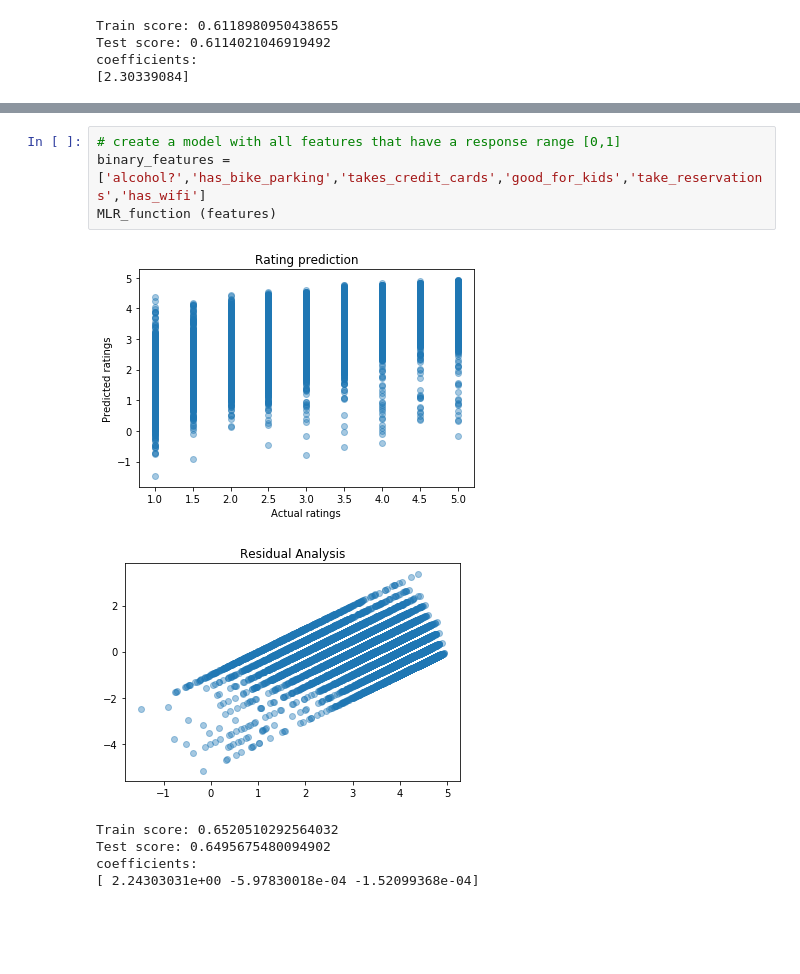
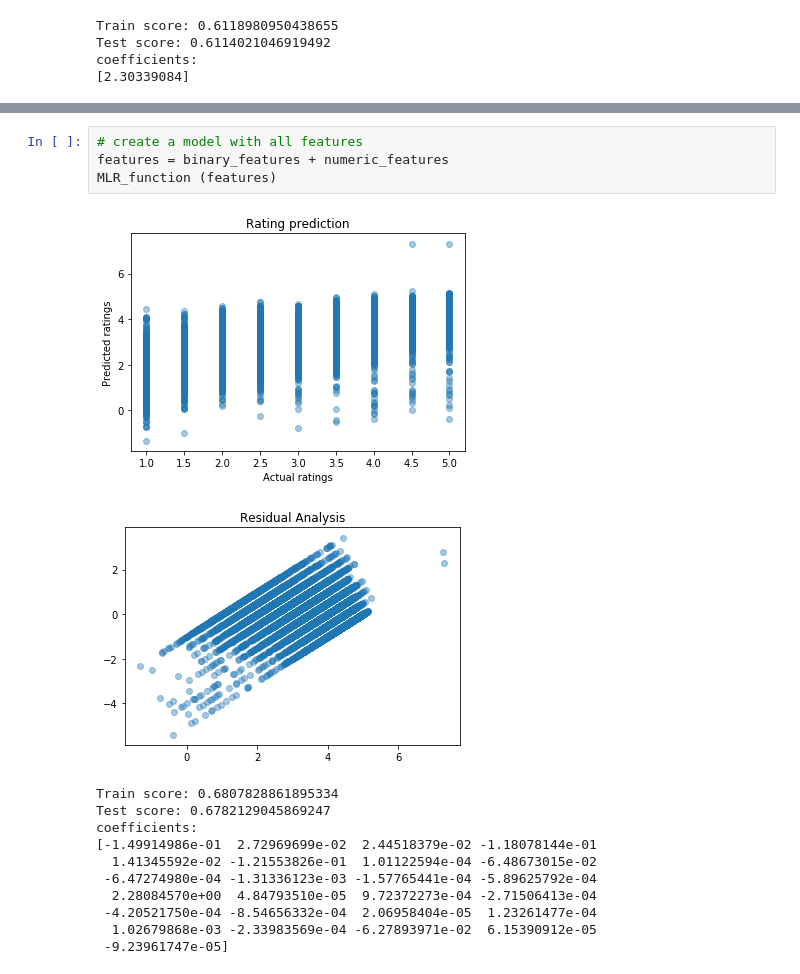
Before and after one commit to amirap/Machine-Learning, a Jupyter notebook: 06 ML_MultipleLinearRegression_YelpResturantStarPrediction.ipynb, the cells around one changed output, grey strips where cells are left out. Saved outputs shown, nothing was run; the diff lists cells and outputs as text; blank space fills up the shorter version.

```diff
--- a/06 ML_MultipleLinearRegression_YelpResturantStarPrediction.ipynb
+++ b/06 ML_MultipleLinearRegression_YelpResturantStarPrediction.ipynb
@@ -266,11 +293,17 @@ coefficients:
 # %%
-# create a model with all features that have a response range [0,1]
-binary_features = ['alcohol?','has_bike_parking','takes_credit_cards','good_for_kids','take_reservations','has_wifi']
+# create a model with all features
+features = binary_features + numeric_features
 MLR_function (features)
 # %% [output]
-[figure, old version]
+[figure, new version]
-[figure, old version]
+[figure, new version]
-Train score: 0.6520510292564032
-Test score: 0.6495675480094902
+Train score: 0.6807828861895334
+Test score: 0.6782129045869247
 coefficients:
-[ 2.24303031e+00 -5.97830018e-04 -1.52099368e-04]
+[-1.49914986e-01  2.72969699e-02  2.44518379e-02 -1.18078144e-01
+  1.41345592e-02 -1.21553826e-01  1.01122594e-04 -6.48673015e-02
+ -6.47274980e-04 -1.31336123e-03 -1.57765441e-04 -5.89625792e-04
+  2.28084570e+00  4.84793510e-05  9.72372273e-04 -2.71506413e-04
+ -4.20521750e-04 -8.54656332e-04  2.06958404e-05  1.23261477e-04
+  1.02679868e-03 -2.33983569e-04 -6.27893971e-02  6.15390912e-05
+ -9.23961747e-05]
```
Also changed, not shown: parts of 15 cells of this notebook.
